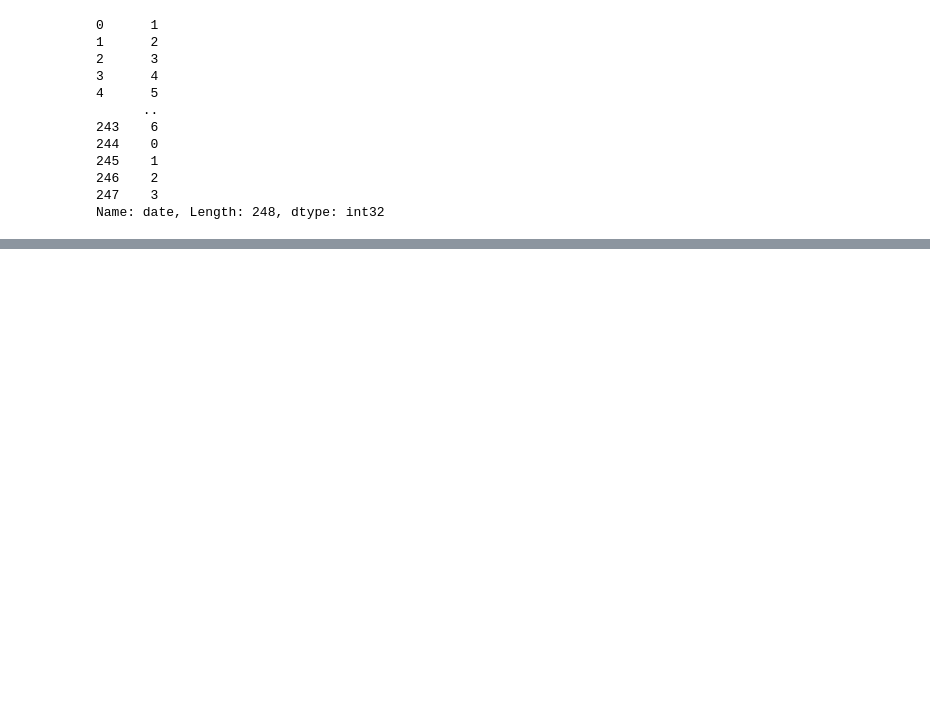
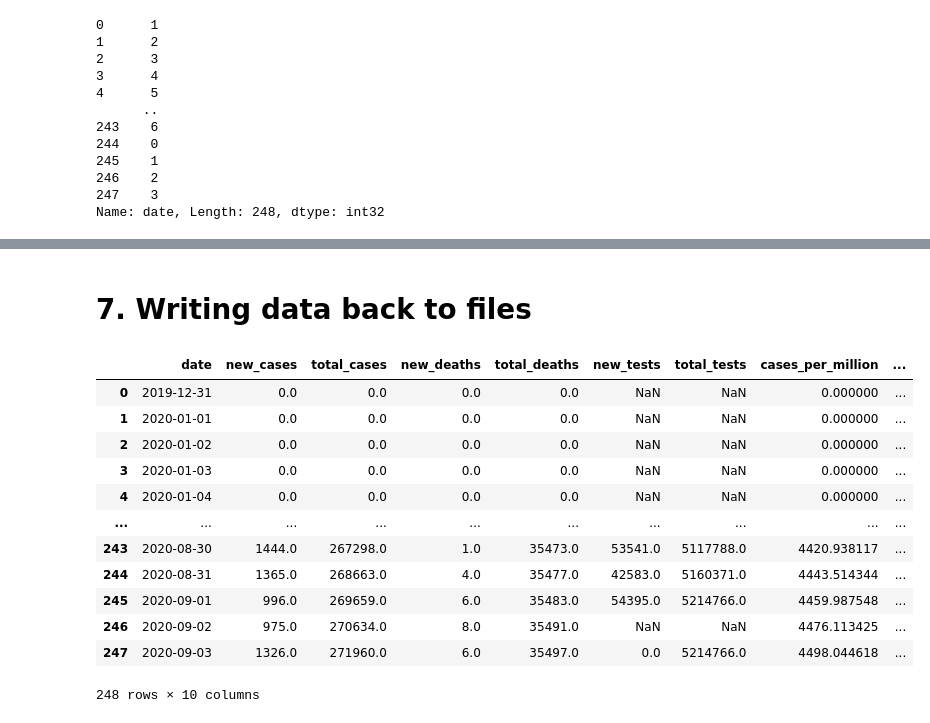
Before and after one commit to S827/Data-Science, a Jupyter notebook: Py Libraries/Pandas/python-pandas-data-analysis.ipynb, the cells around one changed output, grey strips where cells are left out. Drawn from its saved outputs; the diff is of its cells as text; code cells hidden in the pictures; blank space fills up the shorter version.

Commit message:
write merged data with specific columns into csv file

```diff
--- a/Py Libraries/Pandas/python-pandas-data-analysis.ipynb
+++ b/Py Libraries/Pandas/python-pandas-data-analysis.ipynb
@@ -1394,0 +1395,29 @@ merged_df
+# %% [markdown]
+# 7. Writing data back to files
+# %%
+result_df = merged_df[['date',
+                       'new_cases',
+                       'total_cases',
+                       'new_deaths',
+                       'total_deaths',
+                       'new_tests',
+                       'total_tests',
+                       'cases_per_million',
+                       'deaths_per_million',
+                       'tests_per_million']]
+# %%
+result_df
+# %% [output]
+|  | date | new_cases | total_cases | new_deaths | total_deaths | new_tests | total_tests | cases_per_million | ... |
+| 0 | 2019-12-31 | 0.0 | 0.0 | 0.0 | 0.0 | NaN | NaN | 0.000000 | ... |
+| 1 | 2020-01-01 | 0.0 | 0.0 | 0.0 | 0.0 | NaN | NaN | 0.000000 | ... |
+| 2 | 2020-01-02 | 0.0 | 0.0 | 0.0 | 0.0 | NaN | NaN | 0.000000 | ... |
+| 3 | 2020-01-03 | 0.0 | 0.0 | 0.0 | 0.0 | NaN | NaN | 0.000000 | ... |
+| 4 | 2020-01-04 | 0.0 | 0.0 | 0.0 | 0.0 | NaN | NaN | 0.000000 | ... |
+| ... | ... | ... | ... | ... | ... | ... | ... | ... | ... |
+| 243 | 2020-08-30 | 1444.0 | 267298.0 | 1.0 | 35473.0 | 53541.0 | 5117788.0 | 4420.938117 | ... |
+| 244 | 2020-08-31 | 1365.0 | 268663.0 | 4.0 | 35477.0 | 42583.0 | 5160371.0 | 4443.514344 | ... |
+| 245 | 2020-09-01 | 996.0 | 269659.0 | 6.0 | 35483.0 | 54395.0 | 5214766.0 | 4459.987548 | ... |
+| 246 | 2020-09-02 | 975.0 | 270634.0 | 8.0 | 35491.0 | NaN | NaN | 4476.113425 | ... |
+| 247 | 2020-09-03 | 1326.0 | 271960.0 | 6.0 | 35497.0 | 0.0 | 5214766.0 | 4498.044618 | ... |
+248 rows × 10 columns
```
Also changed, not shown: parts of 89 cells of this notebook, 1 other file.
